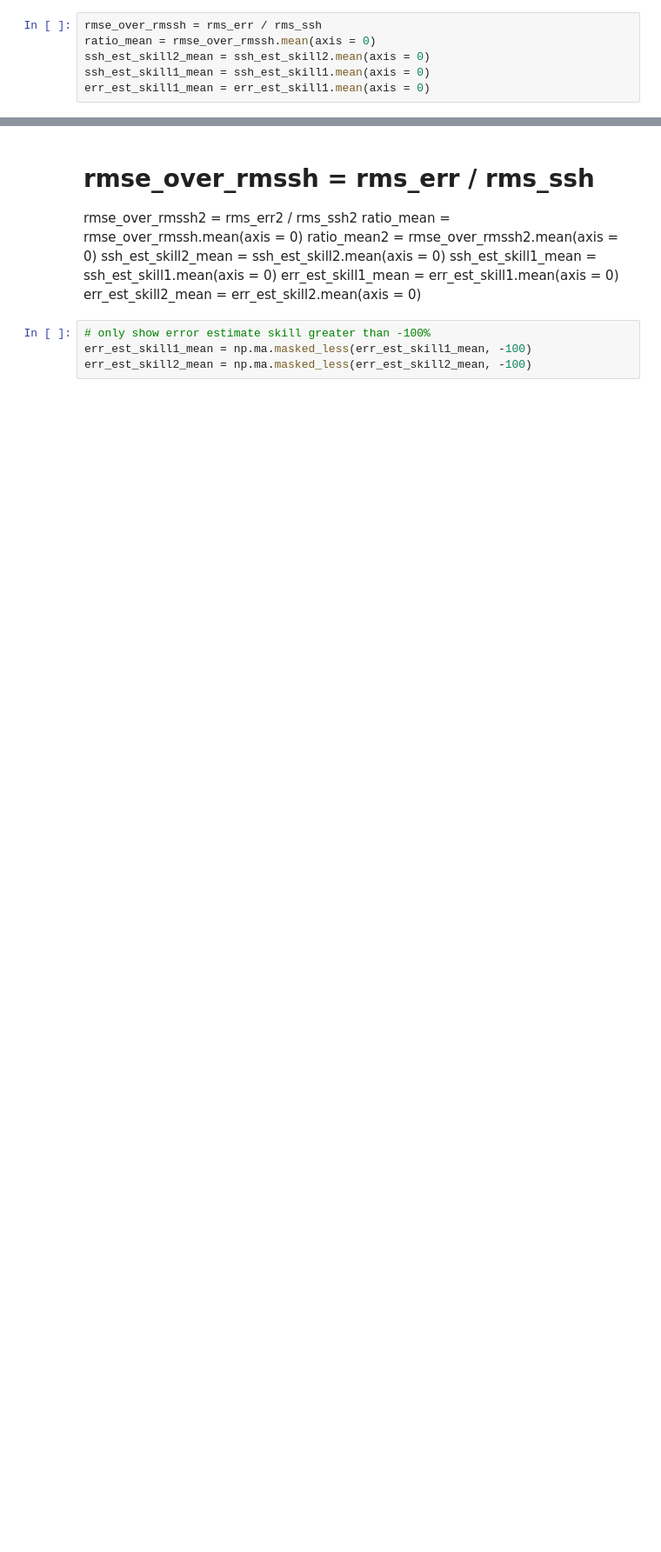
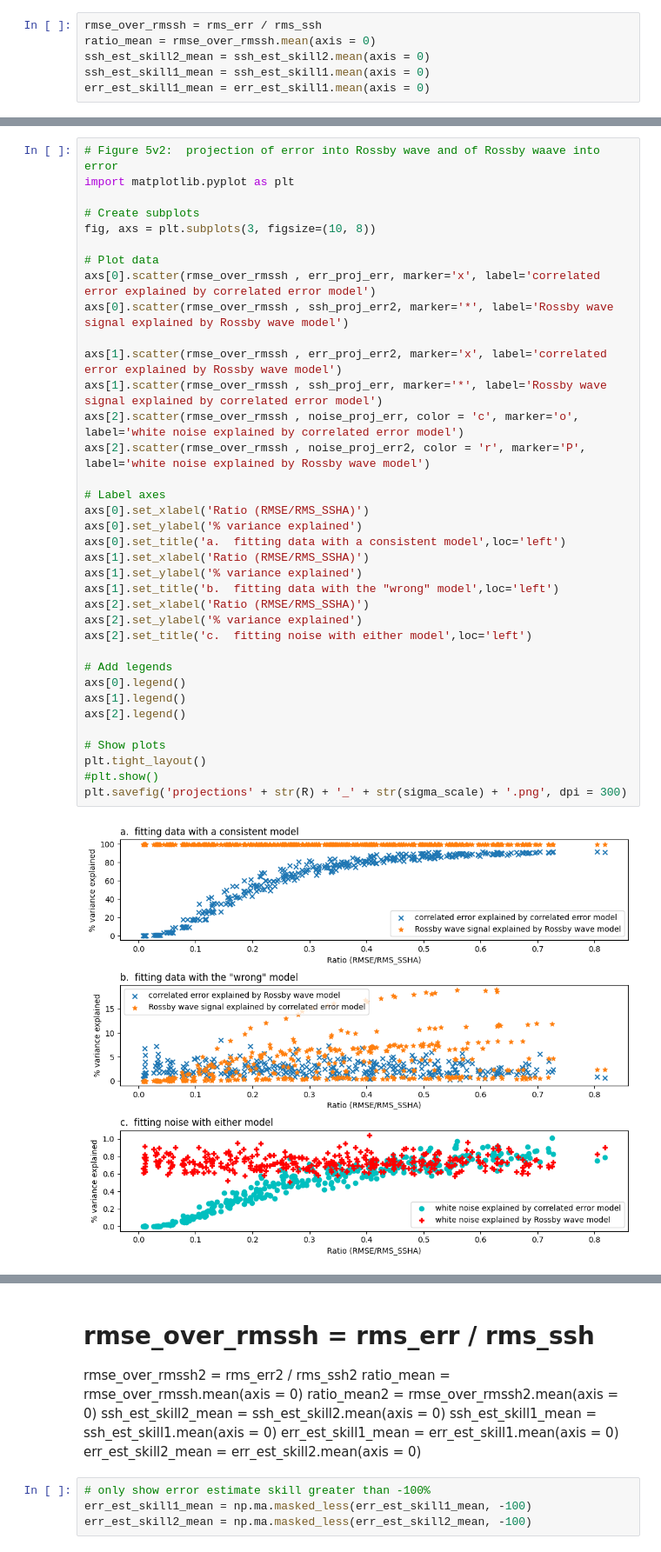
Before and after one commit to sgille/swot_correlated_error, a Jupyter notebook: STEP2_run_ensemble.ipynb, the cells around one changed output, grey strips where cells are left out. Shown at 87% size. Drawn from its saved outputs; the diff is of its cells as text; blank space fills up the shorter version.

```diff
--- a/STEP2_run_ensemble.ipynb
+++ b/STEP2_run_ensemble.ipynb
@@ -624,0 +651,38 @@ R
+# %%
+# Figure 5v2:  projection of error into Rossby wave and of Rossby waave into error
+import matplotlib.pyplot as plt
+
+# Create subplots
+fig, axs = plt.subplots(3, figsize=(10, 8))
+
+# Plot data
+axs[0].scatter(rmse_over_rmssh , err_proj_err, marker='x', label='correlated error explained by correlated error model')
+axs[0].scatter(rmse_over_rmssh , ssh_proj_err2, marker='*', label='Rossby wave signal explained by Rossby wave model')
+
+axs[1].scatter(rmse_over_rmssh , err_proj_err2, marker='x', label='correlated error explained by Rossby wave model')
+axs[1].scatter(rmse_over_rmssh , ssh_proj_err, marker='*', label='Rossby wave signal explained by correlated error model')
+axs[2].scatter(rmse_over_rmssh , noise_proj_err, color = 'c', marker='o', label='white noise explained by correlated error model')
+axs[2].scatter(rmse_over_rmssh , noise_proj_err2, color = 'r', marker='P', label='white noise explained by Rossby wave model')
+
+# Label axes
+axs[0].set_xlabel('Ratio (RMSE/RMS_SSHA)')
+axs[0].set_ylabel('% variance explained')
+axs[0].set_title('a.  fitting data with a consistent model',loc='left')
+axs[1].set_xlabel('Ratio (RMSE/RMS_SSHA)')
+axs[1].set_ylabel('% variance explained')
+axs[1].set_title('b.  fitting data with the "wrong" model',loc='left')
+axs[2].set_xlabel('Ratio (RMSE/RMS_SSHA)')
+axs[2].set_ylabel('% variance explained')
+axs[2].set_title('c.  fitting noise with either model',loc='left')
+
+# Add legends
+axs[0].legend()
+axs[1].legend()
+axs[2].legend()
+
+# Show plots
+plt.tight_layout()
+#plt.show()
+plt.savefig('projections' + str(R) + '_' + str(sigma_scale) + '.png', dpi = 300)
+# %% [output]
+[figure, added]
```
Also changed, not shown: parts of 12 cells of this notebook.
